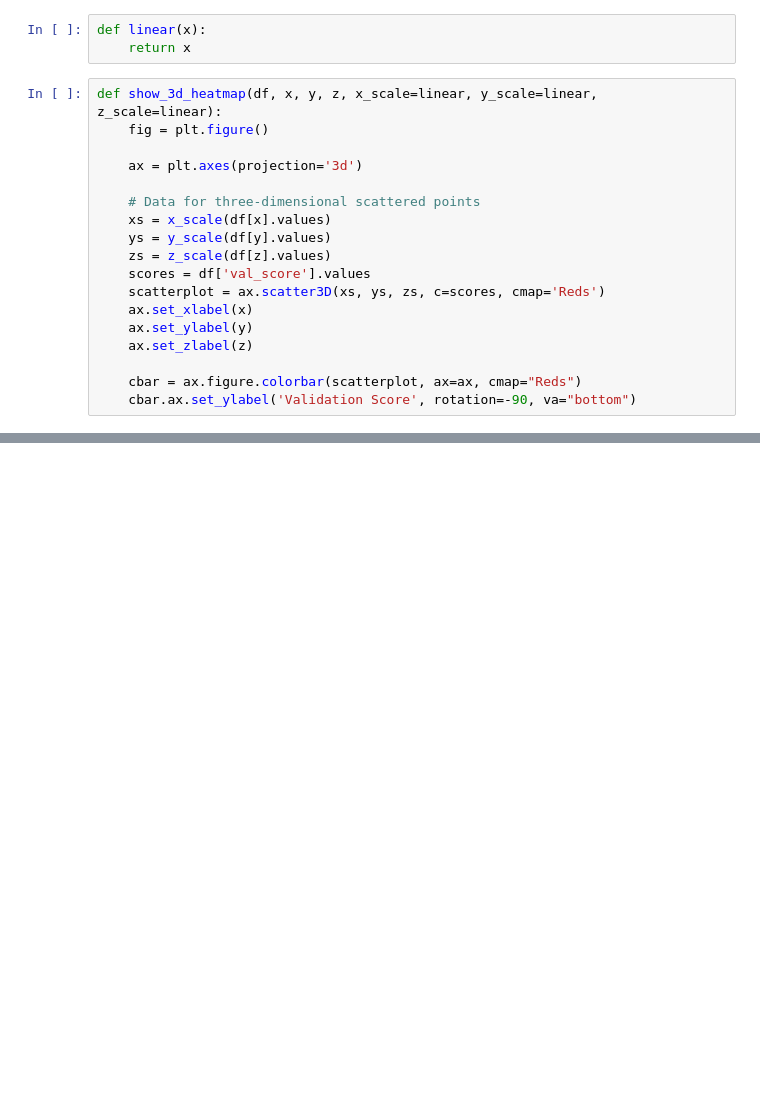
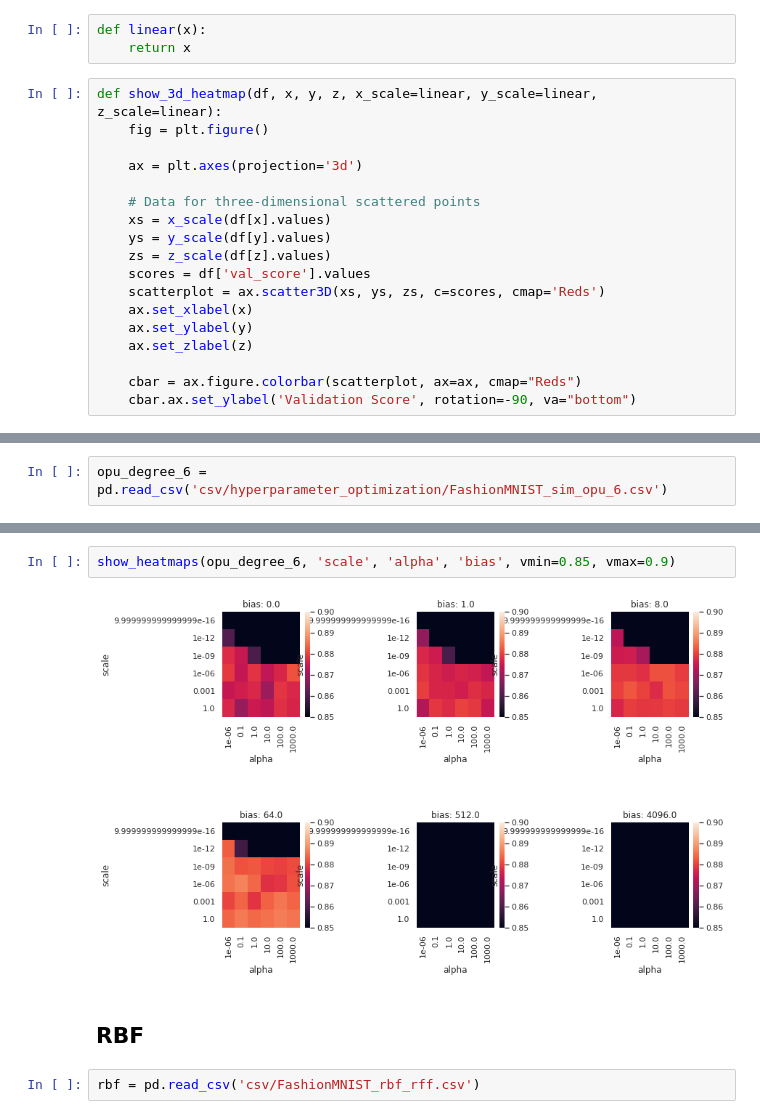
Before and after one commit to joneswack/opu-kernel-experiments, a Jupyter notebook: Hyperparameters-Fashion-MNIST.ipynb, the cells around one changed output, grey strips where cells are left out. Cells and saved outputs as stored; diff of their text form; blank space fills up the shorter version.

```diff
--- a/Hyperparameters-Fashion-MNIST.ipynb
+++ b/Hyperparameters-Fashion-MNIST.ipynb
@@ -113,0 +108,2 @@ show_3d_heatmap(opu_degree_4, 'bias', 'scale', 'alpha', y_scale=np.log10, z_scal
+# %%
+opu_degree_6 = pd.read_csv('csv/hyperparameter_optimization/FashionMNIST_sim_opu_6.csv')
@@ -113,0 +130,8 @@ show_3d_heatmap(opu_degree_4, 'bias', 'scale', 'alpha', y_scale=np.log10, z_scal
+# %%
+show_heatmaps(opu_degree_6, 'scale', 'alpha', 'bias', vmin=0.85, vmax=0.9)
+# %% [output]
+[figure, added]
+# %% [markdown]
+## RBF
+# %%
+rbf = pd.read_csv('csv/FashionMNIST_rbf_rff.csv')
```
Also changed, not shown: parts of 15 cells of this notebook, 23 other files.
